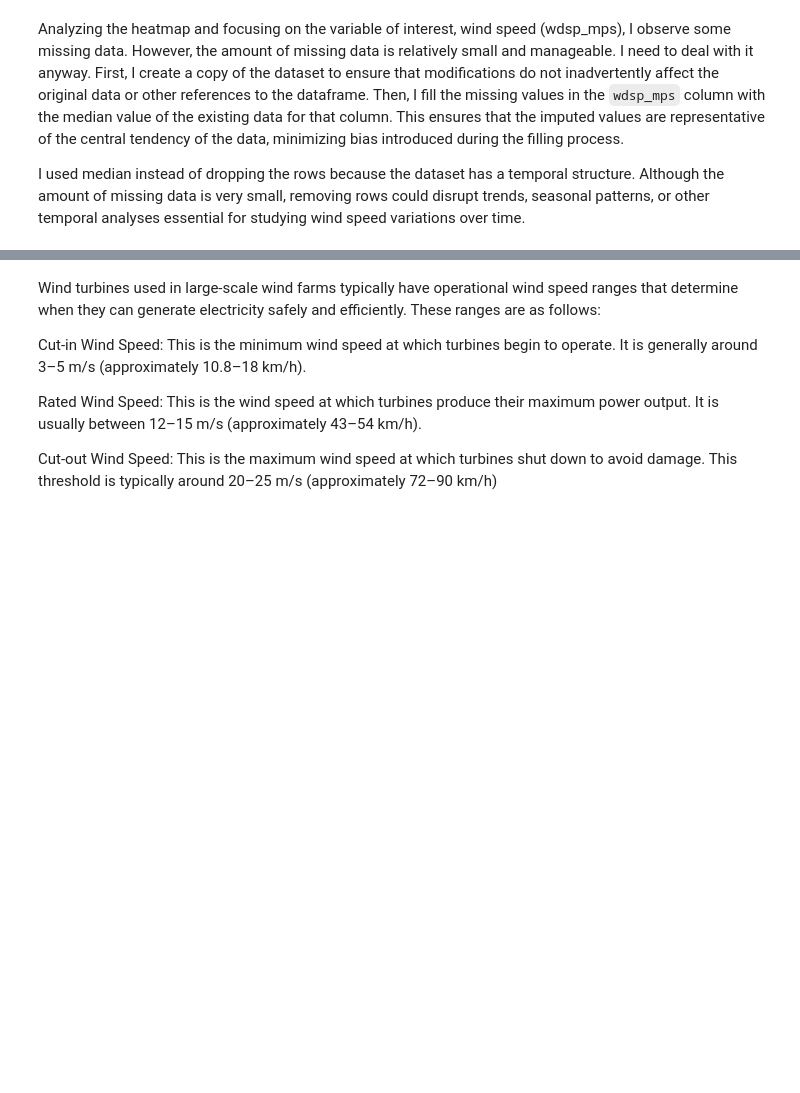
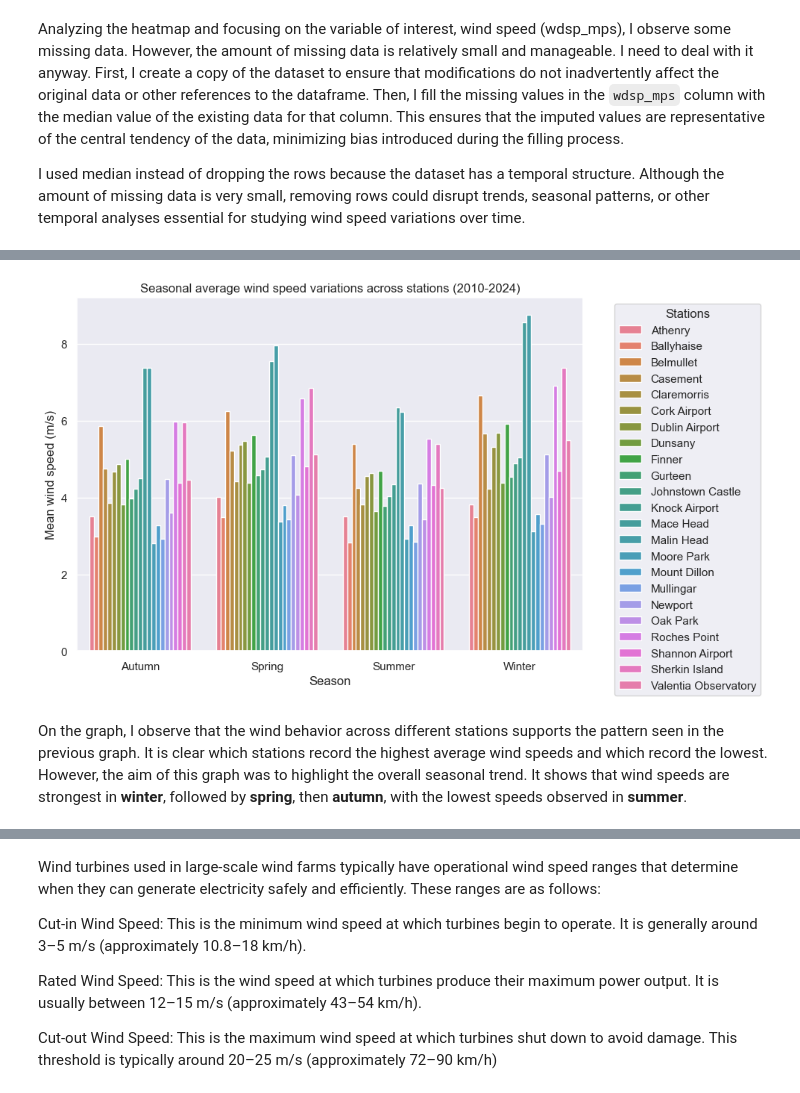
Before and after one commit to YuliiaKharchenko/PFDA, a Jupyter notebook: project/Wind_analisys.ipynb, the cells around one changed output, grey strips where cells are left out. Cells and saved outputs as stored; diff of their text form; code cells hidden in the pictures; blank space fills up the shorter version.

```diff
--- a/project/Wind_analisys.ipynb
+++ b/project/Wind_analisys.ipynb
@@ -419,0 +485,34 @@ monthly_mean_wind_speed = df_2010_2024.groupby("Station_Name")['wdsp_mps'].resam
+# %%
+# Define a function to determine the season based on the month
+def get_season(month):
+    if month in [11, 12, 1]:
+        return 'Winter'
+    elif month in [2, 3, 4]:
+        return 'Spring'
+    elif month in [5, 6, 7]:
+        return 'Summer'
+    elif month in [8, 9, 10]:
+        return 'Autumn'
+# %%
+# Add a 'Season' column to the data
+data_for_plot['Season'] = data_for_plot['date'].dt.month.apply(get_season)
+
+# Group by Station_Name and Season, then calculate the mean wind speed
+seasonal_mean_wind_speed = (
+    data_for_plot.groupby(['Station_Name', 'Season'])['wdsp_mps'].mean().reset_index()
+)
+
+# Plot seasonal variations
+plt.figure(figsize=(10, 6))
+sns.set(style="darkgrid")
+sns.barplot(data=seasonal_mean_wind_speed, x='Season', y='wdsp_mps', hue='Station_Name', errorbar=None)
+
+plt.title("Seasonal average wind speed variations across stations (2010-2024)")
+plt.xlabel("Season")
+plt.ylabel("Mean wind speed (m/s)")
+plt.legend(bbox_to_anchor=(1.05, 1), loc='upper left', title="Stations")
+plt.tight_layout()
+# %% [output]
+[figure, added]
+# %% [markdown]
+On the graph, I observe that the wind behavior across different stations supports the pattern seen in the previous graph. It is clear which stations record the highest average wind speeds and which record the lowest. However, the aim of this graph was to highlight the overall seasonal trend. It shows that wind speeds are strongest in **winter**, followed by **spring**, then **autumn**, with the lowest speeds observed in **summer**.
```
Also changed, not shown: parts of 17 cells of this notebook.
